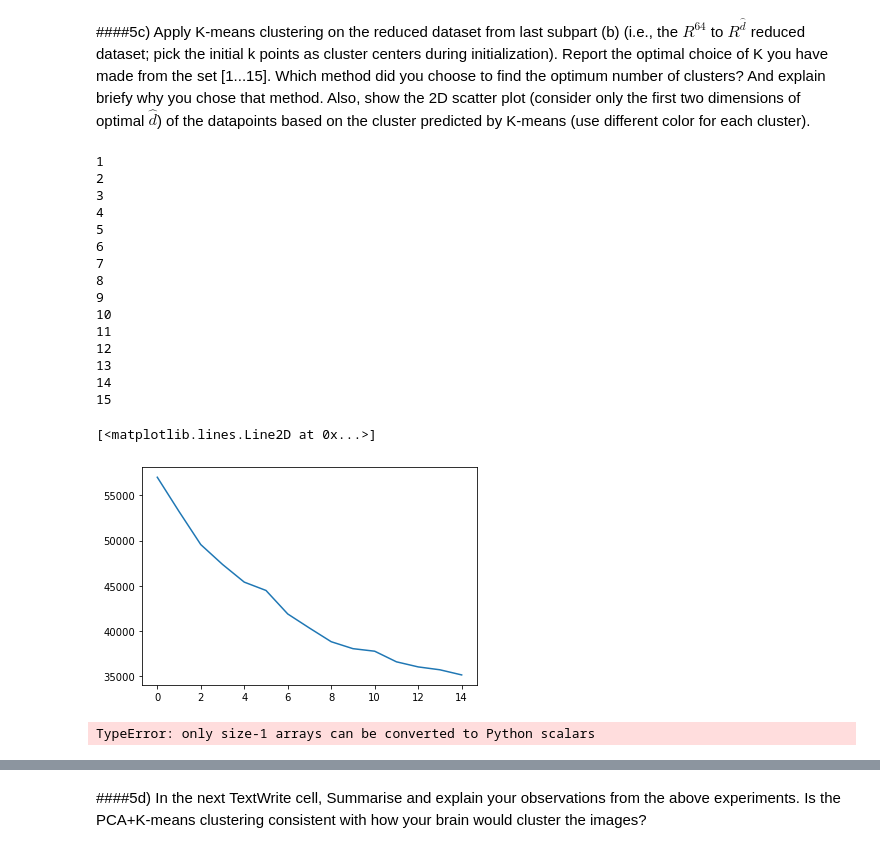
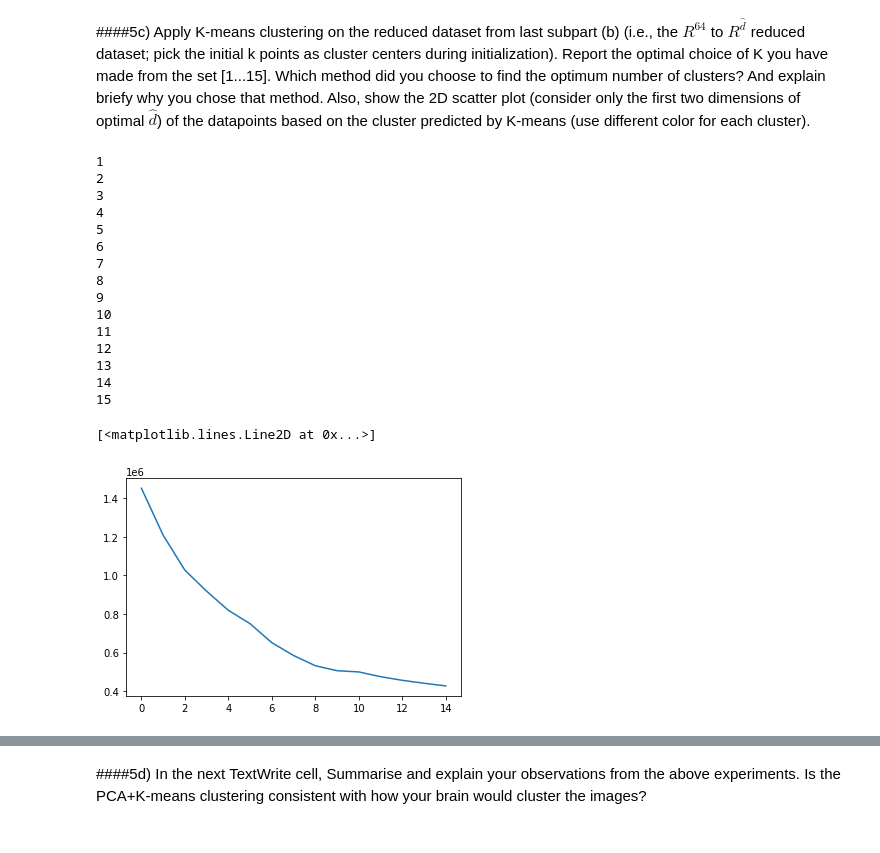
Before and after one commit to sagnik3141/CS5691, a Jupyter notebook: Assignment 2/CS5691_student_version.ipynb, the cells around one changed output, grey strips where cells are left out. Saved outputs shown, nothing was run; the diff lists cells and outputs as text; code cells hidden in the pictures.

```diff
--- a/Assignment 2/CS5691_student_version.ipynb
+++ b/Assignment 2/CS5691_student_version.ipynb
@@ -54,7 +54,8 @@ def PCA(dataset, m_dim):
 
     Returns:
 
-        dataset_pca - shape m*d
+        Z - The coefficients of the principal components
+        b - The coefficients of the non-principal components
         v - the set of orthogonal basis vectors of the target space
     """
 
@@ -96,10 +97,10 @@ def Kmeans(dataset, k):
     R = np.zeros((dataset.shape[0], k)) # Rows of R are the responsibility vectors for each datapoint
     mean_vectors = X[:, :k] # Columns are the mean vectors of each cluster
 
-    iterations = 100
+    iterations = 20
 
     for i in range(iterations):
-
+        # Updating the responsibilities
         for l in range(X.shape[1]):
             x = X[:, l]
             distances = np.array([np.linalg.norm(x-mean_vectors[:,f]) for f in range(k)])
@@ -107,7 +108,7 @@ def Kmeans(dataset, k):
             r = np.zeros((1, k))
             r[0, cluster] = 1
             R[l, :] = r
-
+        # Updating the cluster centers
         for l in range(mean_vectors.shape[1]):
             mean_vectors[:, l] = np.matmul(X, R[:, l])/(np.sum(R[:, l]))
 
@@ -195,45 +205,43 @@ The MSE value considering 16 dimensions is 180.94
 # %%
 # Cell type : CodeWrite
 # Write the code for dimensionality reduction, run k-means algorithm on the reduced data-set and do plotting.
 
 distortions = []
 for k in range(1, 16):
-    mean_vectors, R = Kmeans(Z16.T, k)
+    mean_vectors, R = Kmeans(Z8.T, k)
     distortion = 0
     for i in range(R.shape[0]):
         r = R[i]
         cluster = np.argmax(r)
-        x = Z16[:, i]
-        distortion += np.linalg.norm(x-mean_vectors[:,cluster])
+        x = Z8[:, i]
+        distortion += np.linalg.norm(x-mean_vectors[:,cluster])**2
     distortions.append(distortion)
     print(f'{k}')
 plt.plot(distortions)
 # %% [output]
 1
 2
 3
 4
 5
 6
 7
 8
 9
 10
 11
 12
 13
 14
 15
 [<matplotlib.lines.Line2D at 0x...>]
-[figure, old version]
+[figure, new version]
 # %%
-mean_vectors, R = Kmeans(Z16.T, 10)
+mean_vectors, R = Kmeans(Z8.T, 10)
 clusters = []
 for i in range(10):
-    cluster = Z16[:, R[:, i].astype(int)]
+    cluster = Z8[:, R[:, i].astype(int)]
     clusters.append(cluster)
-# %% [output]
-TypeError: only size-1 arrays can be converted to Python scalars
 # %%
 clusters = []
 for i in range(10):
```
Also changed, not shown: parts of 2 cells of this notebook.
